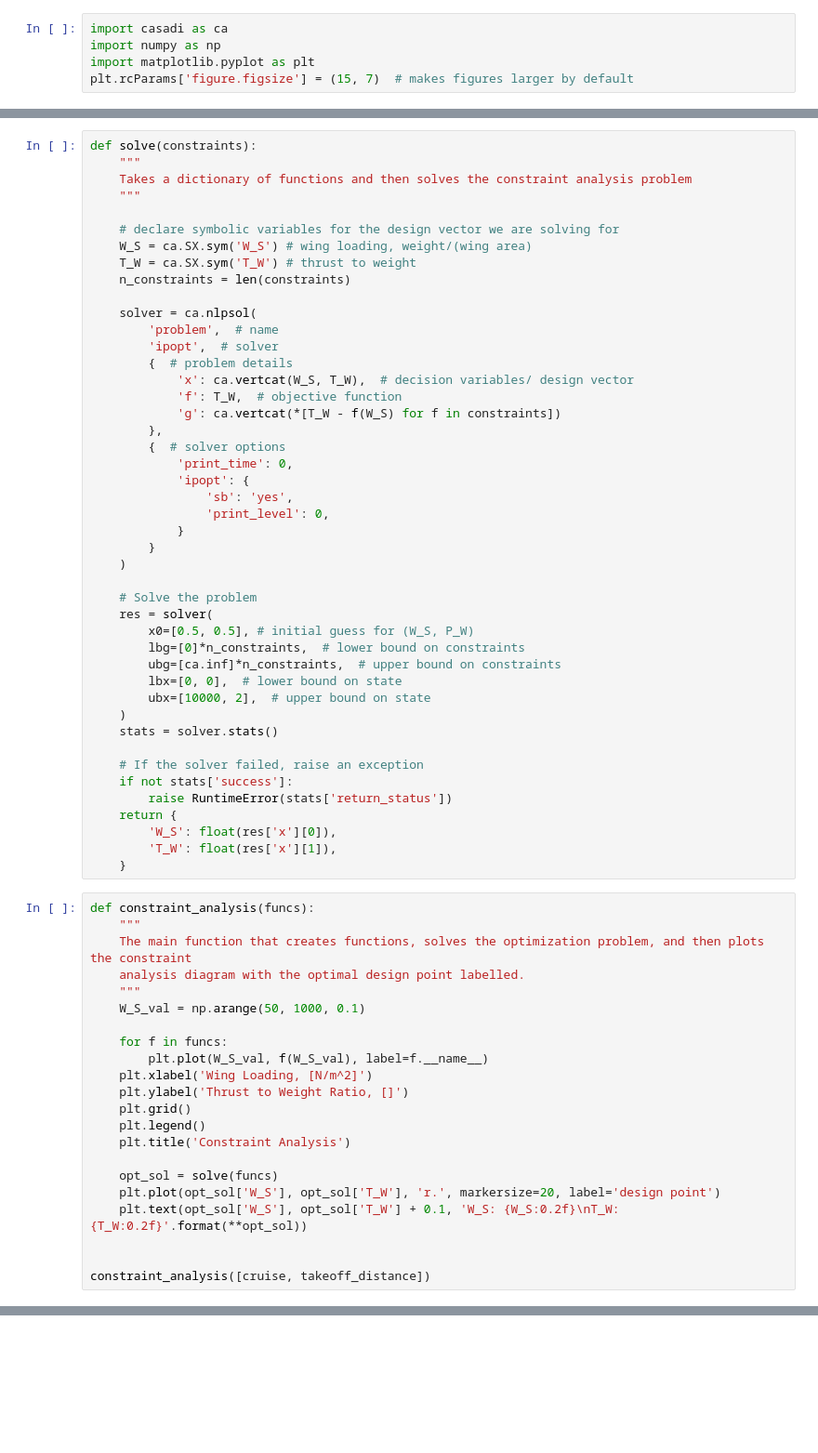
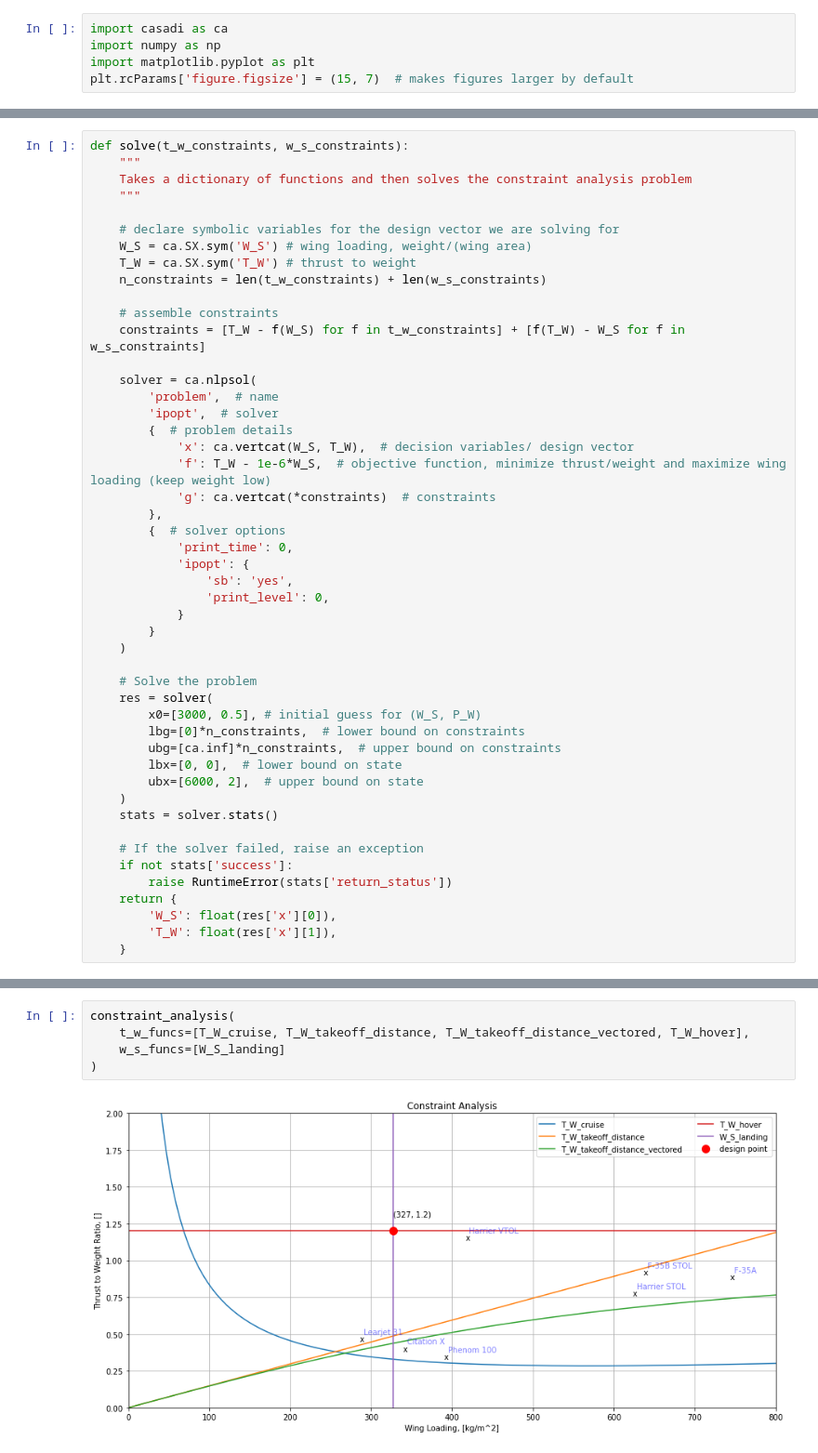
Before and after one commit to jgoppert/aae451-notebook, a Jupyter notebook: 2-Constraint_Analysis-VTOL.ipynb, the cells around one changed output, grey strips where cells are left out. Shown: that part at 93% size. Saved outputs shown, nothing was run; the diff lists cells and outputs as text; blank space fills up the shorter version.

Commit message:
Update VTOL constraint analysis.

```diff
--- a/2-Constraint_Analysis-VTOL.ipynb
+++ b/2-Constraint_Analysis-VTOL.ipynb
@@ -50,5 +136,5 @@ def takeoff_distance(W_S):
 # %%
-def solve(constraints):
+def solve(t_w_constraints, w_s_constraints):
     """
     Takes a dictionary of functions and then solves the constraint analysis problem
     """
@@ -56,15 +142,18 @@ def solve(constraints):
     # declare symbolic variables for the design vector we are solving for
     W_S = ca.SX.sym('W_S') # wing loading, weight/(wing area)
     T_W = ca.SX.sym('T_W') # thrust to weight
-    n_constraints = len(constraints)
+    n_constraints = len(t_w_constraints) + len(w_s_constraints)
+
+    # assemble constraints
+    constraints = [T_W - f(W_S) for f in t_w_constraints] + [f(T_W) - W_S for f in w_s_constraints]
 
     solver = ca.nlpsol(
         'problem',  # name
         'ipopt',  # solver
         {  # problem details
             'x': ca.vertcat(W_S, T_W),  # decision variables/ design vector
-            'f': T_W,  # objective function
-            'g': ca.vertcat(*[T_W - f(W_S) for f in constraints])
+            'f': T_W - 1e-6*W_S,  # objective function, minimize thrust/weight and maximize wing loading (keep weight low)
+            'g': ca.vertcat(*constraints)  # constraints
         },
         {  # solver options
             'print_time': 0,
@@ -77,11 +166,11 @@ def solve(constraints):
 
     # Solve the problem
     res = solver(
-        x0=[0.5, 0.5], # initial guess for (W_S, P_W)
+        x0=[3000, 0.5], # initial guess for (W_S, P_W)
         lbg=[0]*n_constraints,  # lower bound on constraints
         ubg=[ca.inf]*n_constraints,  # upper bound on constraints
         lbx=[0, 0],  # lower bound on state
-        ubx=[10000, 2],  # upper bound on state
+        ubx=[6000, 2],  # upper bound on state
     )
     stats = solver.stats()
 
@@ -92,25 +181,3 @@ def solve(constraints):
         'W_S': float(res['x'][0]),
         'T_W': float(res['x'][1]),
     }
-# %%
-def constraint_analysis(funcs):
-    """
-    The main function that creates functions, solves the optimization problem, and then plots the constraint
-    analysis diagram with the optimal design point labelled.
-    """
-    W_S_val = np.arange(50, 1000, 0.1)
-
-    for f in funcs:
-        plt.plot(W_S_val, f(W_S_val), label=f.__name__)
-    plt.xlabel('Wing Loading, [N/m^2]')
-    plt.ylabel('Thrust to Weight Ratio, []')
-    plt.grid()
-    plt.legend()
-    plt.title('Constraint Analysis')
-
-    opt_sol = solve(funcs)
-    plt.plot(opt_sol['W_S'], opt_sol['T_W'], 'r.', markersize=20, label='design point')
-    plt.text(opt_sol['W_S'], opt_sol['T_W'] + 0.1, 'W_S: {W_S:0.2f}\nT_W: {T_W:0.2f}'.format(**opt_sol))
-
-
-constraint_analysis([cruise, takeoff_distance])
@@ -118,0 +247,7 @@ constraint_analysis([cruise, takeoff_distance])
+# %%
+constraint_analysis(
+    t_w_funcs=[T_W_cruise, T_W_takeoff_distance, T_W_takeoff_distance_vectored, T_W_hover],
+    w_s_funcs=[W_S_landing]
+)
+# %% [output]
+[figure, added]
```
Also changed, not shown: parts of 17 cells of this notebook, 1 other file.
